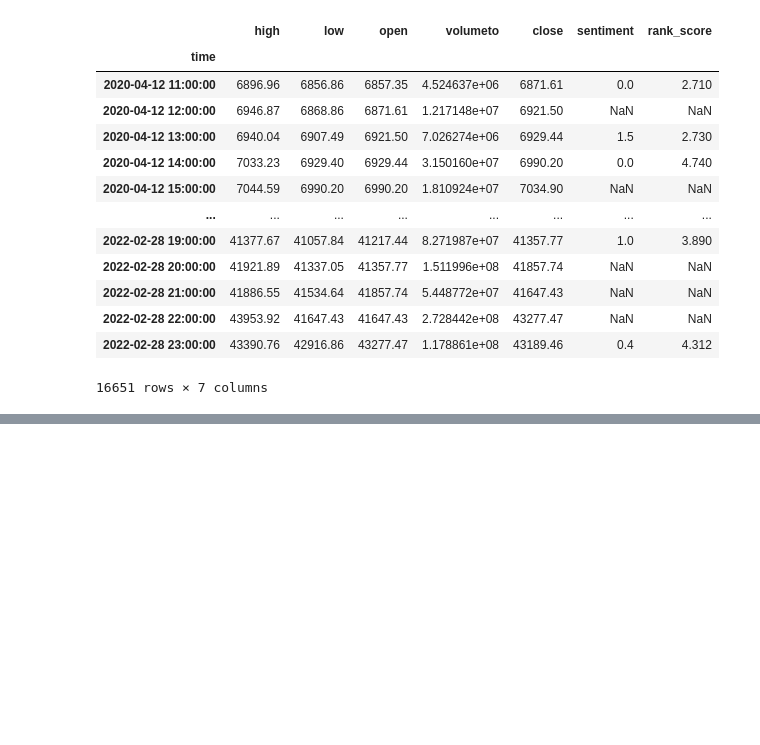
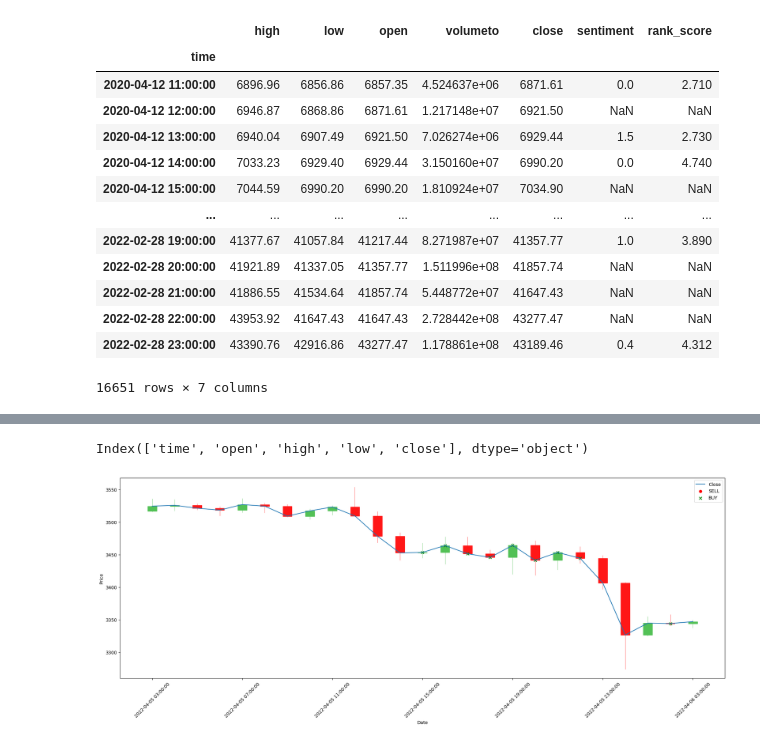
Before and after one commit to sharonwu827/Automated-trading, a Jupyter notebook: CryptoPatternDetection/GAF-CNN-v1/Playground.ipynb, the cells around one changed output, grey strips where cells are left out. Drawn from its saved outputs; the diff is of its cells as text; code cells hidden in the pictures; blank space fills up the shorter version.

```diff
--- a/CryptoPatternDetection/GAF-CNN-v1/Playground.ipynb
+++ b/CryptoPatternDetection/GAF-CNN-v1/Playground.ipynb
@@ -608,0 +709,50 @@ df_filter
+# %%
+ohlc.columns
+# %% [output]
+Index(['time', 'open', 'high', 'low', 'close'], dtype='object')
+# %%
+plt.style.use('default')
+fig = plt.figure(figsize=(24, 8))
+ax = plt.subplot2grid((1, 1), (0, 0))
+
+df = pd.read_csv('./temp/ETH_USD_result.csv')
+ohlc = df.loc[:, ['time', 'open', 'high', 'low', 'close']]
+
+
+ohlc['datetime'] = ohlc['time'].apply(lambda x: datetime.strptime(x, '%Y-%m-%d %H:%M:%S'))
+
+# ohlc['date'] = pd.to_datetime(ohlc['time'])
+#ohlc['date'] = ohlc['date'].apply(mpl_dates.date2num)
+
+arr = np.c_[range(ohlc.shape[0]), ohlc[['open', 'high', 'low', 'close']].values]
+candlestick_ohlc(ax, arr, width=0.4, alpha=1, colordown='#ff1717', colorup='#53c156')
+# ohlc['date'] = pd.to_datetime(ohlc['time'])
+# ohlc['date'] = ohlc['date'].apply(mpl_dates.date2num)
+# arr = ohlc[['date','open', 'high', 'low', 'close']].astype(float)
+
+# candlestick_ohlc(ax, arr.values, width=0.4, alpha=1, colordown='#ff1717', colorup='#53c156')
+
+ax.set_xlabel('Date')
+ax.set_ylabel('Price')
+
+date_str = ohlc['time'].tolist()
+
+# Create custom x ticks and tick labels
+freq = 4 # business days
+
+plt.xticks(range(ohlc.shape[0])[::freq], date_str[::freq])
+plt.xticks(rotation = 45)
+
+
+plt.plot(df.close, label='Close')
+
+plt.scatter(df[df['predict'] == 1].index, df[df['predict'] == 1].close, label="SELL", c='red')
+plt.scatter(df[df['predict'] == 0].index, df[df['predict'] == 0].close, label="BUY", c='green', marker='x')
+
+
+
+plt.legend()
+
+plt.show()
+# %% [output]
+[figure, added]
```
Also changed, not shown: parts of 17 cells of this notebook, 8 other files.
